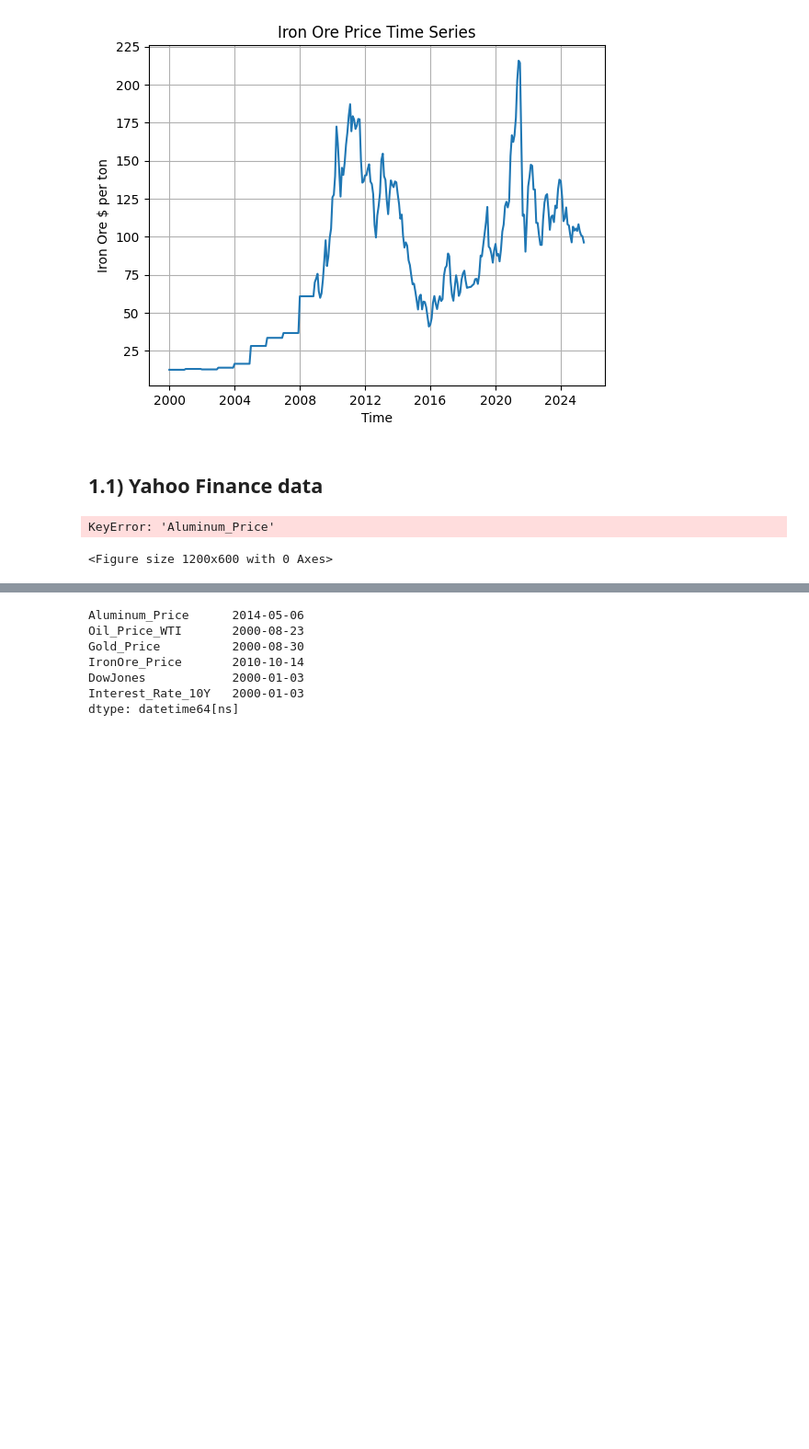
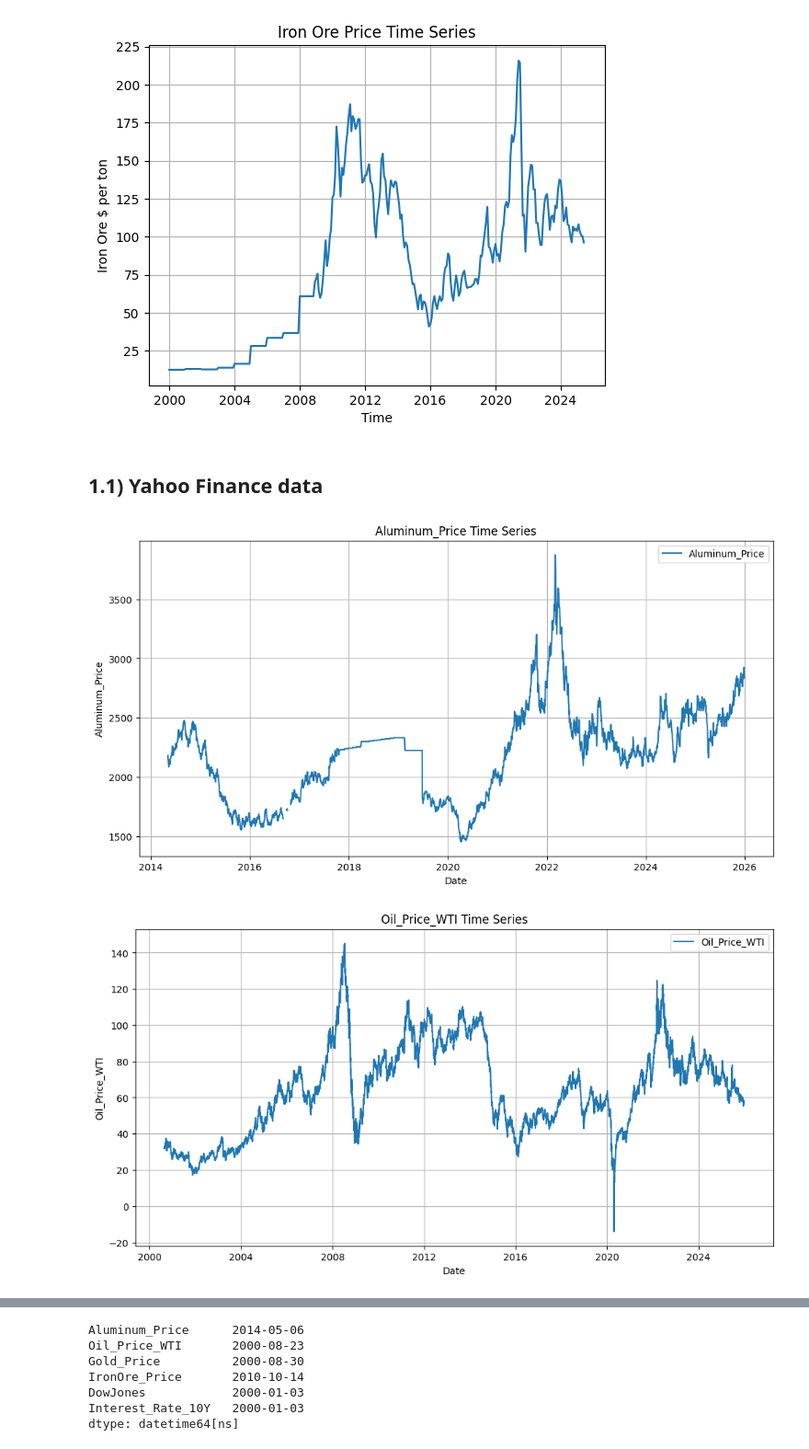
Before and after one commit to jjoseph-anderson/Commodities_Project, a Jupyter notebook: Research.ipynb, the cells around one changed output, grey strips where cells are left out. Shown: that part at 92% size. Cells and saved outputs as stored; diff of their text form; code cells hidden in the pictures; blank space fills up the shorter version.

```diff
--- a/Research.ipynb
+++ b/Research.ipynb
@@ -42,33 +42,33 @@ tickers = {
     "Gold_Price": "GC=F",
     "Oil_Price_WTI": "CL=F",
     "Interest_Rate_10Y": "^TNX",
     "DowJones": "^DJI",
     "Aluminum_Price": "ALI=F",
     "IronOre_Price": "TIO=F"
 }
 
 # Download data
 raw_df = yf.download(
     list(tickers.values()),
     start=start,
     end=end,
     progress=False
 )['Open']
 
 # Correctly map columns
 df_yf = raw_df.copy()
 df_yf.columns = [list(tickers.keys())[list(tickers.values()).index(c)] for c in raw_df.columns]
 
 # Plot each time series on a separate plot
 for col in df_yf.columns:
     plt.figure(figsize=(12, 6))
-    plt.plot(df.index, df[col], label=col)
+    plt.plot(df_yf.index, df_yf[col], label=col)
     plt.title(f'{col} Time Series')
     plt.xlabel('Date')
     plt.ylabel(col)
     plt.legend()
     plt.grid(True)
     plt.show()
 # %% [output]
-KeyError: 'Aluminum_Price'
-<Figure size 1200x600 with 0 Axes>
+[figure, added]
+[figure, added]
```
Also changed, not shown: parts of 9 cells of this notebook.
